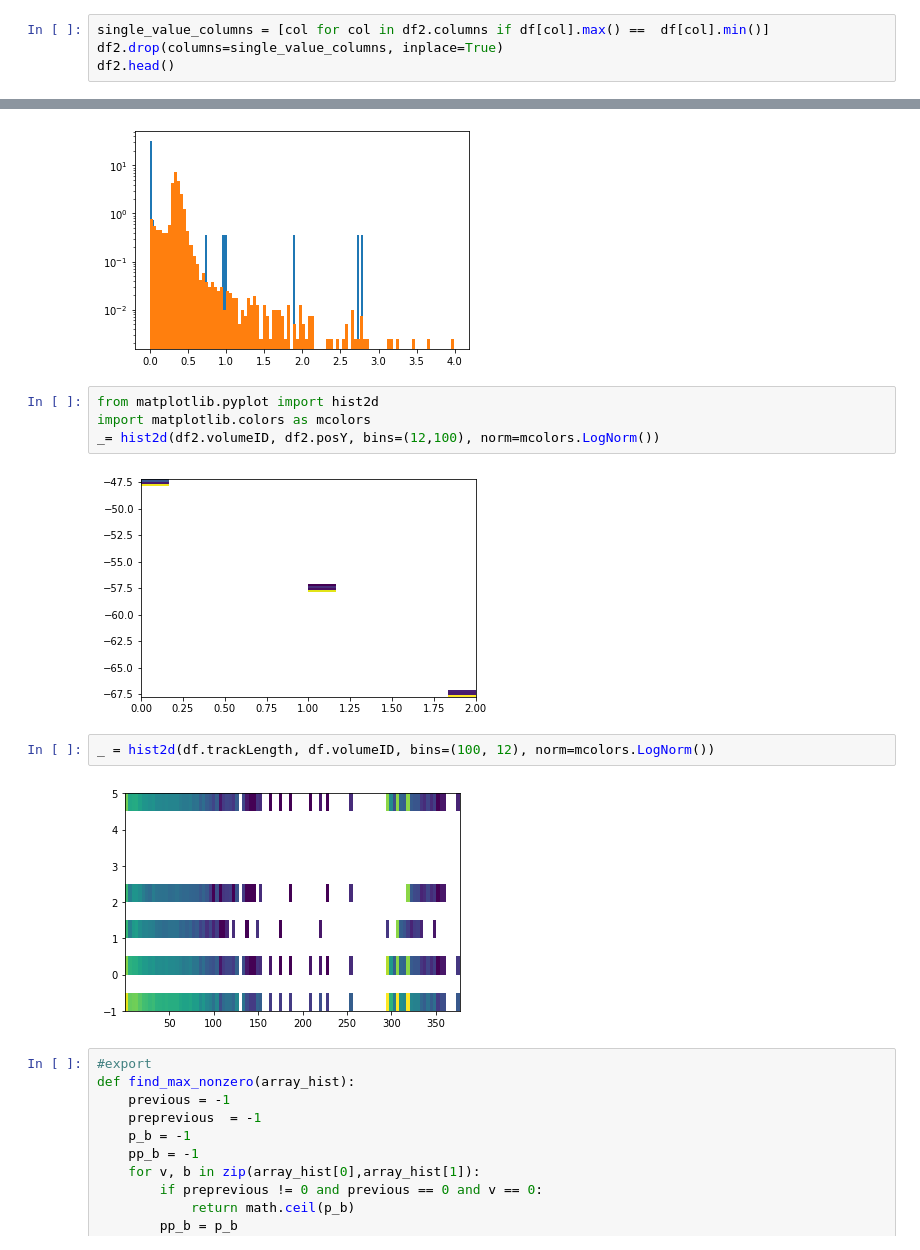
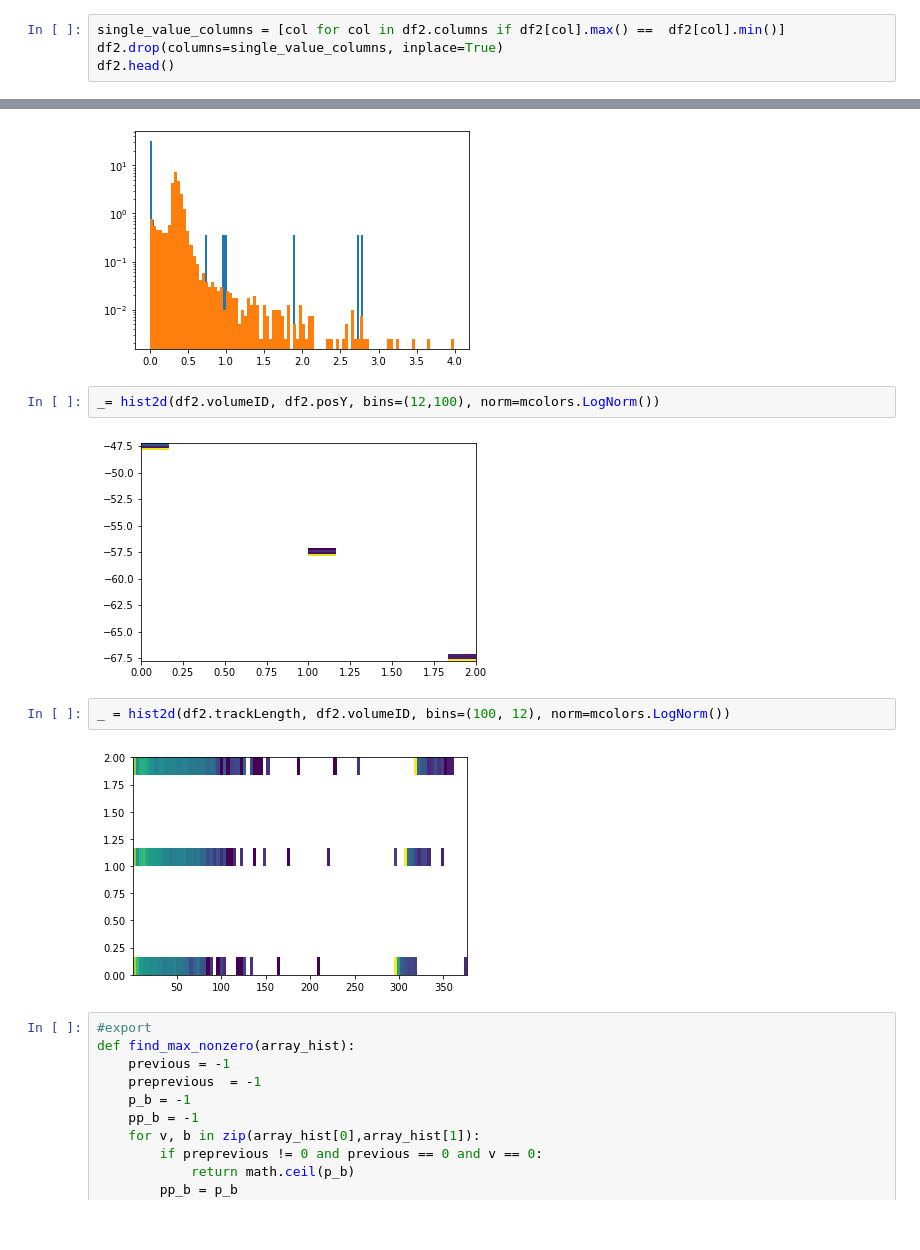
Before and after one commit to dmitryhits/ProtonBeamTherapy, a Jupyter notebook: 01_analysis.ipynb, the cells around one changed output, grey strips where cells are left out. Cells and saved outputs as stored; diff of their text form.

```diff
--- a/01_analysis.ipynb
+++ b/01_analysis.ipynb
@@ -71,5 +60,5 @@ df2.drop(columns=null_columns, inplace=True)
 # %%
-single_value_columns = [col for col in df2.columns if df[col].max() ==  df[col].min()]
+single_value_columns = [col for col in df2.columns if df2[col].max() ==  df2[col].min()]
 df2.drop(columns=single_value_columns, inplace=True)
 df2.head()
 # %% [output]
@@ -93,15 +82,13 @@ _= plt.hist((df2_sensor0[(df2_sensor0['processName']=='Transportation') & (df2_s
 # %% [output]
 [figure]
 # %%
-from matplotlib.pyplot import hist2d
-import matplotlib.colors as mcolors
 _= hist2d(df2.volumeID, df2.posY, bins=(12,100), norm=mcolors.LogNorm())
 # %% [output]
 [figure]
 # %%
-_ = hist2d(df.trackLength, df.volumeID, bins=(100, 12), norm=mcolors.LogNorm())
+_ = hist2d(df2.trackLength, df2.volumeID, bins=(100, 12), norm=mcolors.LogNorm())
 # %% [output]
-[figure, old version]
+[figure, new version]
 # %%
 #export
 def find_max_nonzero(array_hist):
```
Also changed, not shown: parts of 11 cells of this notebook, 3 other files.
